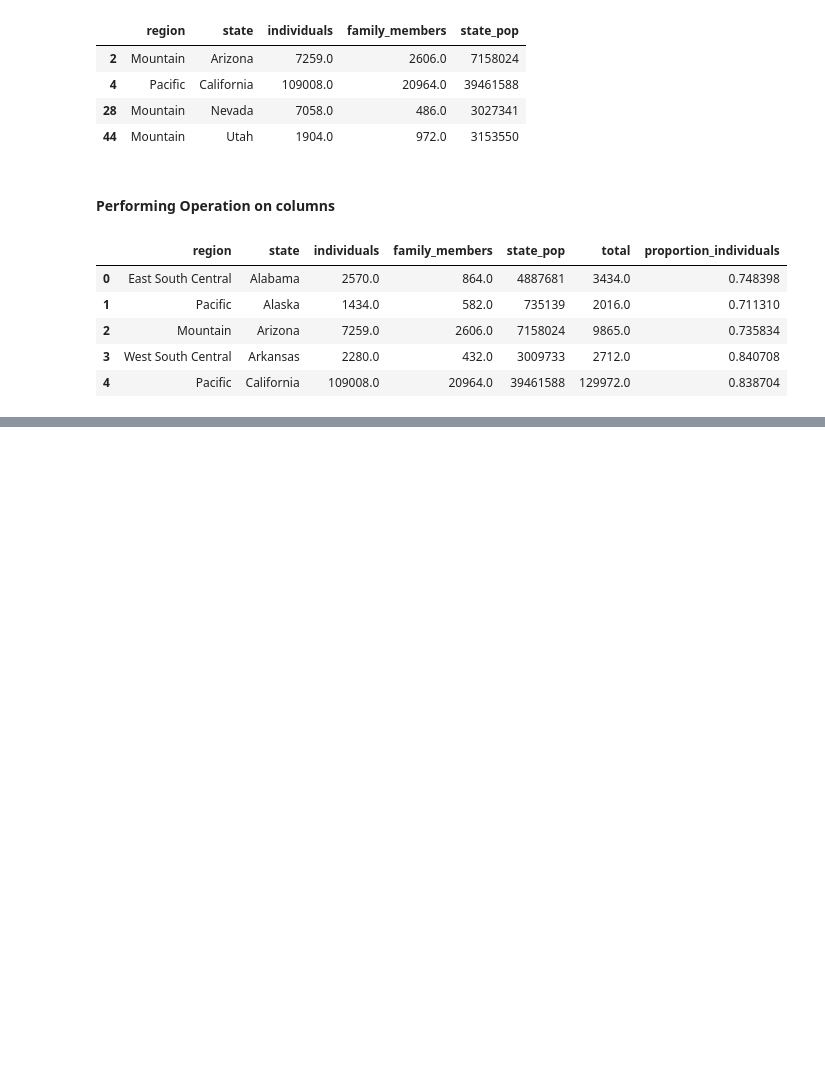
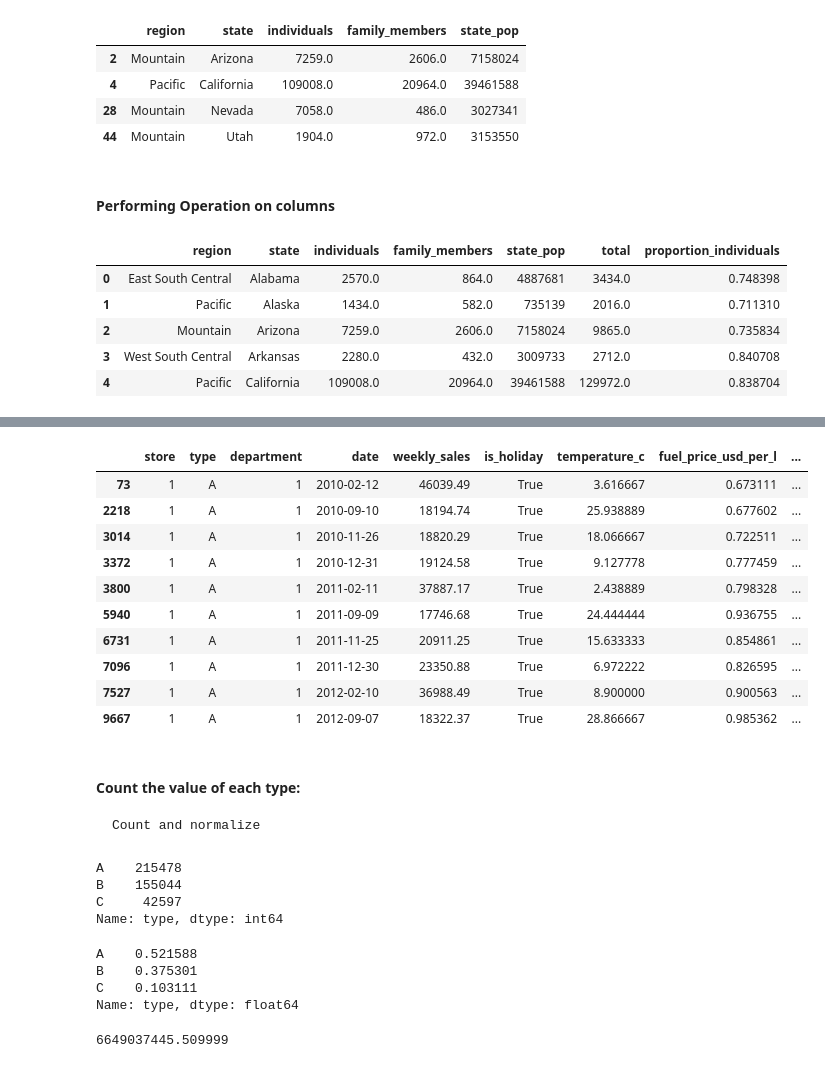
Before and after one commit to subhradeep/Python, a Jupyter notebook: Data Manipulation Using Python.ipynb, the cells around one changed output, grey strips where cells are left out. Cells and saved outputs as stored; diff of their text form; code cells hidden in the pictures; blank space fills up the shorter version.

```diff
--- a/Data Manipulation Using Python.ipynb
+++ b/Data Manipulation Using Python.ipynb
@@ -169,0 +275,38 @@ homelessness.head()
+# %%
+holiday_dates = walmart[walmart['is_holiday']==True].drop_duplicates('date')
+holiday_dates
+# %% [output]
+|  | store | type | department | date | weekly_sales | is_holiday | temperature_c | fuel_price_usd_per_l | ... |
+| 73 | 1 | A | 1 | 2010-02-12 | 46039.49 | True | 3.616667 | 0.673111 | ... |
+| 2218 | 1 | A | 1 | 2010-09-10 | 18194.74 | True | 25.938889 | 0.677602 | ... |
+| 3014 | 1 | A | 1 | 2010-11-26 | 18820.29 | True | 18.066667 | 0.722511 | ... |
+| 3372 | 1 | A | 1 | 2010-12-31 | 19124.58 | True | 9.127778 | 0.777459 | ... |
+| 3800 | 1 | A | 1 | 2011-02-11 | 37887.17 | True | 2.438889 | 0.798328 | ... |
+| 5940 | 1 | A | 1 | 2011-09-09 | 17746.68 | True | 24.444444 | 0.936755 | ... |
+| 6731 | 1 | A | 1 | 2011-11-25 | 20911.25 | True | 15.633333 | 0.854861 | ... |
+| 7096 | 1 | A | 1 | 2011-12-30 | 23350.88 | True | 6.972222 | 0.826595 | ... |
+| 7527 | 1 | A | 1 | 2012-02-10 | 36988.49 | True | 8.900000 | 0.900563 | ... |
+| 9667 | 1 | A | 1 | 2012-09-07 | 18322.37 | True | 28.866667 | 0.985362 | ... |
+# %% [markdown]
+#### Count the value of each type:
+
+    Count and normalize
+# %%
+stores = walmart[['store','type']]
+stores['type'].value_counts()
+# %% [output]
+A    215478
+B    155044
+C     42597
+Name: type, dtype: int64
+# %%
+stores['type'].value_counts(normalize=True)
+# %% [output]
+A    0.521588
+B    0.375301
+C    0.103111
+Name: type, dtype: float64
+# %%
+walmart['weekly_sales'].sum()
+# %% [output]
+6649037445.509999
```
Also changed, not shown: parts of 18 cells of this notebook.
